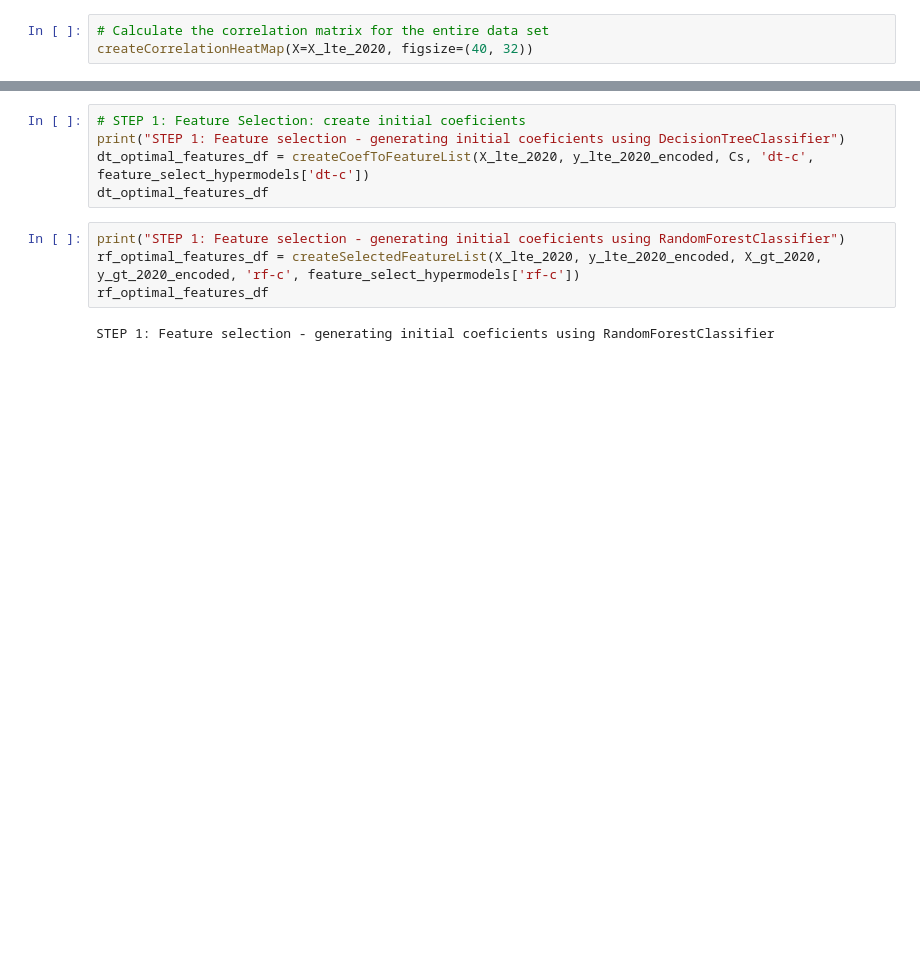
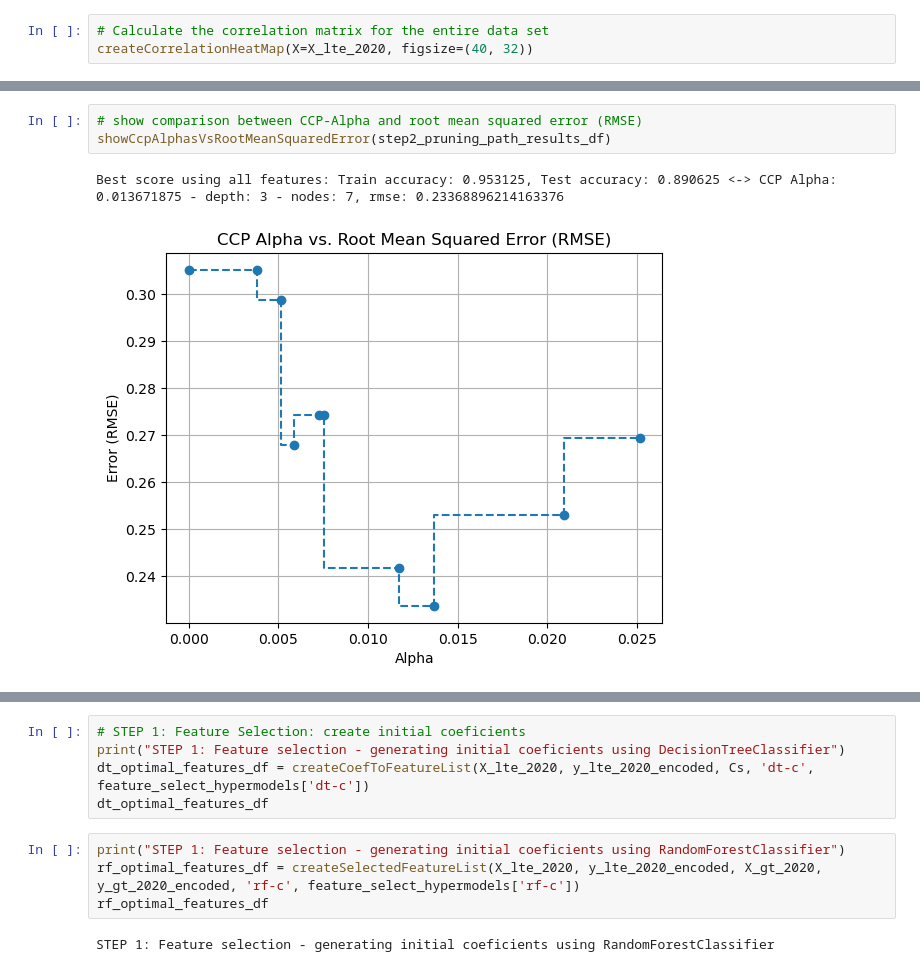
Before and after one commit to codemonkey1101/ucb-mlai-capstone, a Jupyter notebook: feature_evaluation.ipynb, the cells around one changed output, grey strips where cells are left out. Drawn from its saved outputs; the diff is of its cells as text; blank space fills up the shorter version.

```diff
--- a/feature_evaluation.ipynb
+++ b/feature_evaluation.ipynb
@@ -473,0 +518,6 @@ def createSelectedFeatureList(X_train, y_train, X_test, y_test, model_name, mode
+# %%
+# show comparison between CCP-Alpha and root mean squared error (RMSE)
+showCcpAlphasVsRootMeanSquaredError(step2_pruning_path_results_df)
+# %% [output]
+Best score using all features: Train accuracy: 0.953125, Test accuracy: 0.890625 <-> CCP Alpha: 0.013671875 - depth: 3 - nodes: 7, rmse: 0.23368896214163376
+[figure, added]
```
Also changed, not shown: parts of 11 cells of this notebook, 6 other files.
